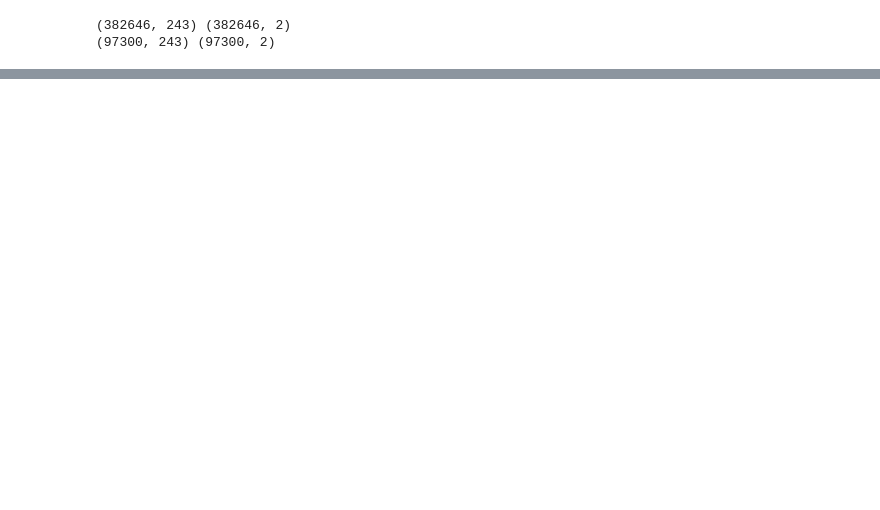
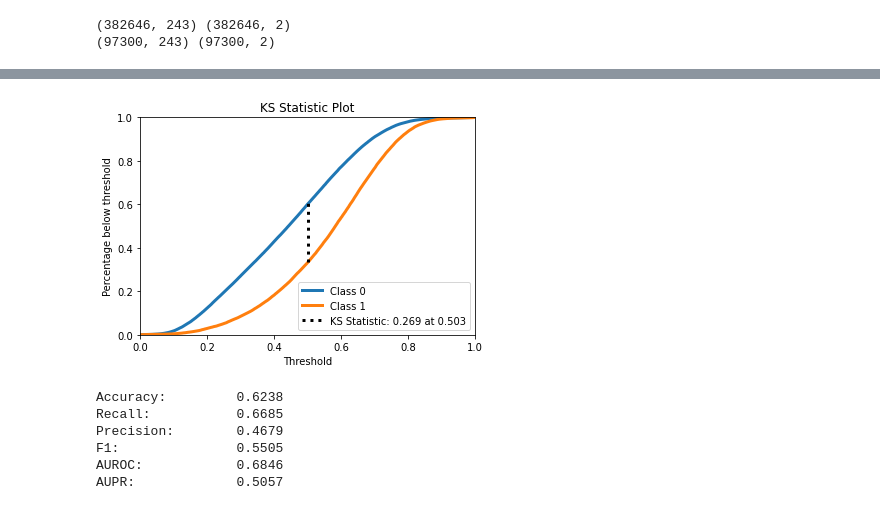
Before and after one commit to rafaelmotaalves/neural-networks, a Jupyter notebook: trn/mlp.ipynb, the cells around one changed output, grey strips where cells are left out. Drawn from its saved outputs; the diff is of its cells as text; code cells hidden in the pictures; blank space fills up the shorter version.

Commit message:
add some mlp tests

```diff
--- a/trn/mlp.ipynb
+++ b/trn/mlp.ipynb
@@ -36,0 +37,18 @@ AUPR:             0.5132
+# %%
+mlp= MLPClassifier(max_iter=epochs, batch_size=batch_size, early_stopping=True, n_iter_no_change=patience, validation_fraction=validation_fraction, hidden_layer_sizes=200, random_state=42)
+# %%
+hst = mlp.fit(x_train,y_train)
+# %%
+y_pred = mlp.predict(x_test)
+y_pred_proba = mlp.predict_proba(x_test)
+# %%
+accuracy, recall, precision, f1, auroc, aupr = compute_performance_metrics(y_test, y_pred, y_pred_proba)
+print_metrics_summary(accuracy, recall, precision, f1, auroc, aupr)
+# %% [output]
+[figure, added]
+Accuracy:         0.6238
+Recall:           0.6685
+Precision:        0.4679
+F1:               0.5505
+AUROC:            0.6846
+AUPR:             0.5057
```
Also changed, not shown: parts of 18 cells of this notebook, 1 other file.
